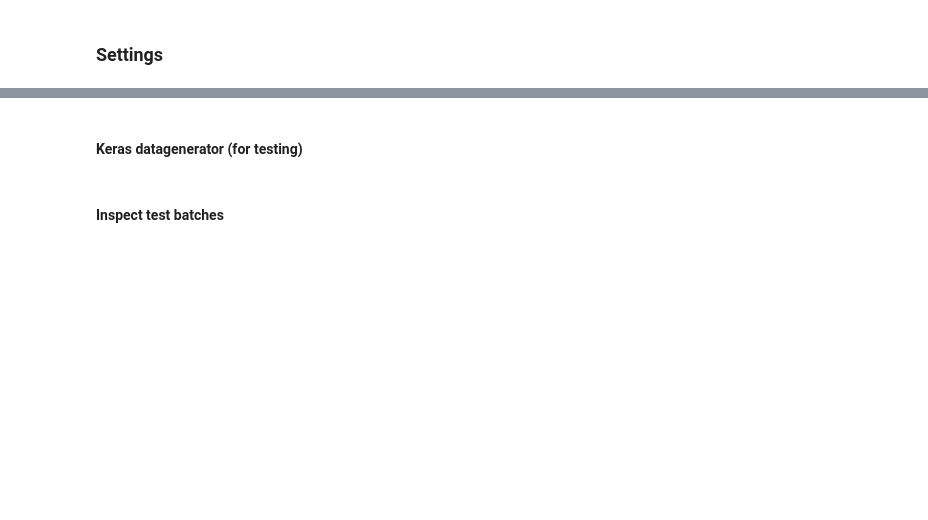
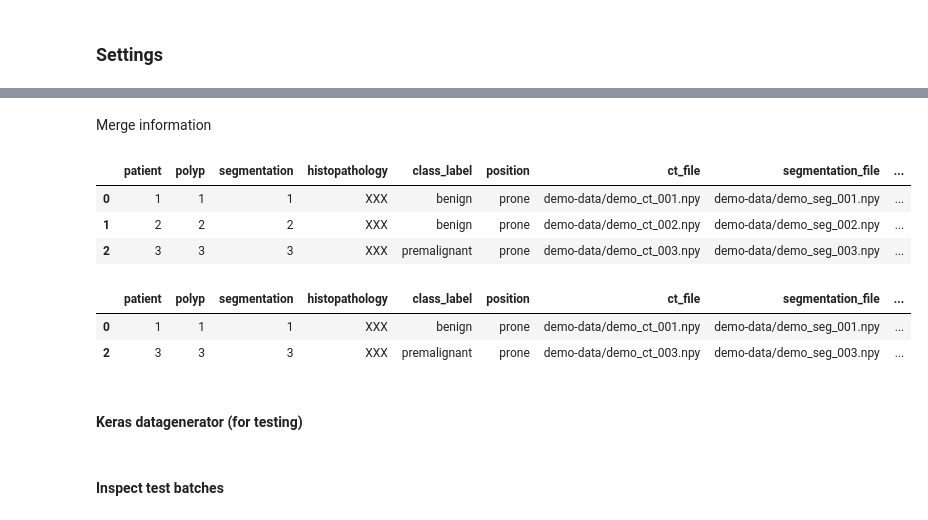
Before and after one commit to pwesp/deep-learning-in-ct-colonography, a Jupyter notebook: evaluate_model.ipynb, the cells around one changed output, grey strips where cells are left out. Drawn from its saved outputs; the diff is of its cells as text; code cells hidden in the pictures; blank space fills up the shorter version.

```diff
--- a/evaluate_model.ipynb
+++ b/evaluate_model.ipynb
@@ -38,0 +39,3 @@ random.seed(seed)
+# %%
+df_ct_info = pd.read_csv('ct_info.csv')
+df_ct_info
@@ -53,3 +55,19 @@ df_info
+# %% [markdown]
+Merge information
+# %%
+df_data = df_ct_info.merge(df_preprocessed_info, how='inner', on=['patient', 'polyp', 'segmentation'])
+df_data
+# %% [output]
+|  | patient | polyp | segmentation | histopathology | class_label | position | ct_file | segmentation_file | ... |
+| 0 | 1 | 1 | 1 | XXX | benign | prone | demo-data/demo_ct_001.npy | demo-data/demo_seg_001.npy | ... |
+| 1 | 2 | 2 | 2 | XXX | benign | prone | demo-data/demo_ct_002.npy | demo-data/demo_seg_002.npy | ... |
+| 2 | 3 | 3 | 3 | XXX | premalignant | prone | demo-data/demo_ct_003.npy | demo-data/demo_seg_003.npy | ... |
+# %%
+df_data.iloc[[0,2]]
+# %% [output]
+|  | patient | polyp | segmentation | histopathology | class_label | position | ct_file | segmentation_file | ... |
+| 0 | 1 | 1 | 1 | XXX | benign | prone | demo-data/demo_ct_001.npy | demo-data/demo_seg_001.npy | ... |
+| 2 | 3 | 3 | 3 | XXX | premalignant | prone | demo-data/demo_ct_003.npy | demo-data/demo_seg_003.npy | ... |
 # %% [markdown]
 #### Keras datagenerator (for testing)
 # %%
```
Also changed, not shown: parts of 53 cells of this notebook, 2 other files.
